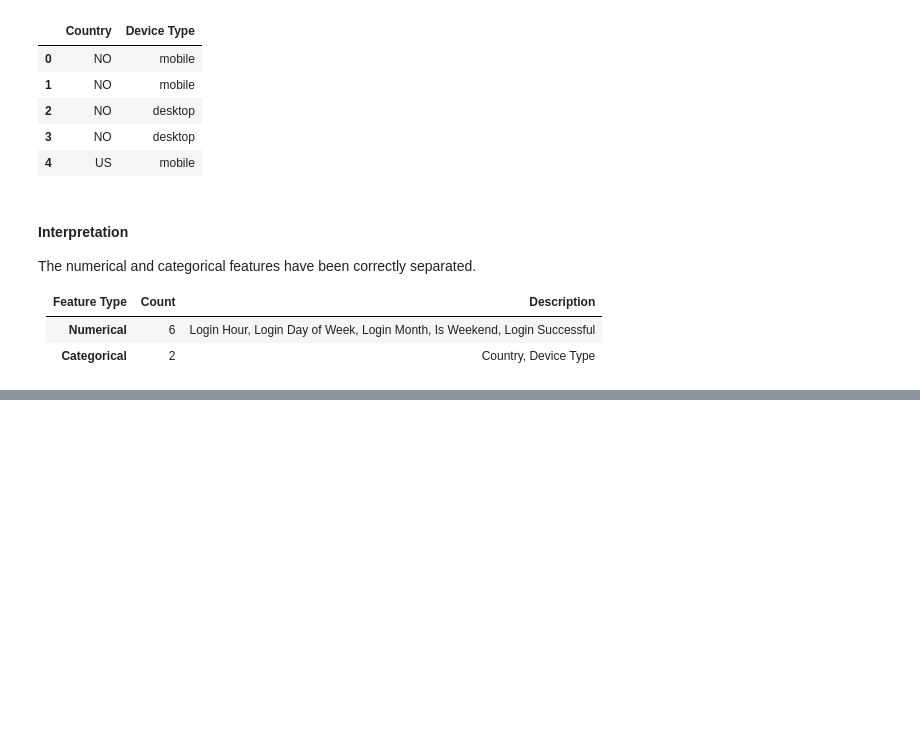
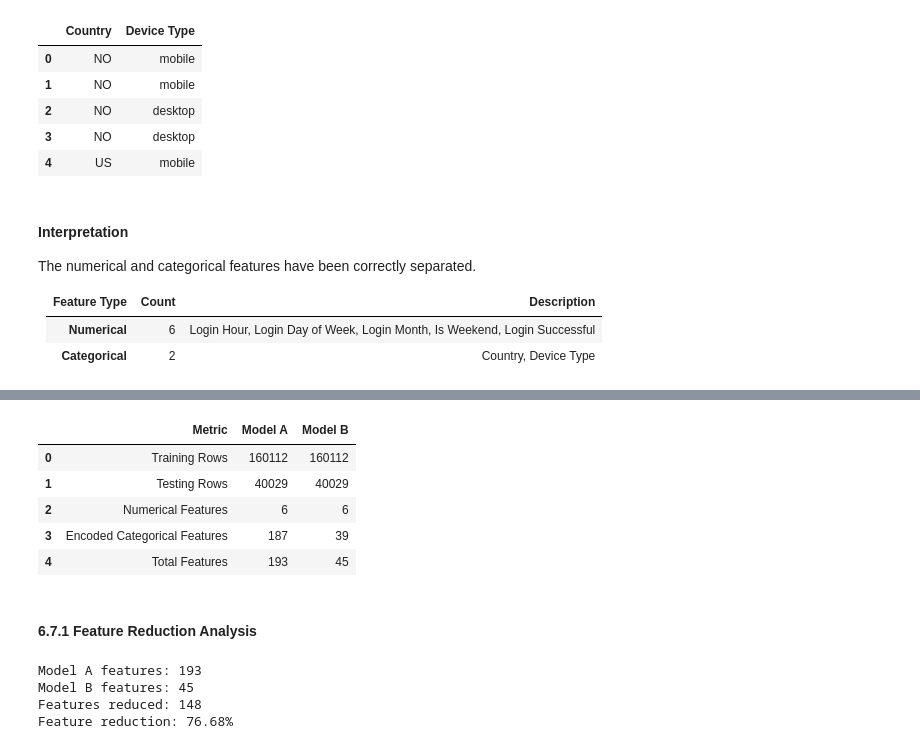
Before and after one commit to MiyukiMol/user-behavior-anomaly-detection, a Jupyter notebook: 02_unsupervised_anomaly_detection.ipynb, the cells around one changed output, grey strips where cells are left out. Cells and saved outputs as stored; diff of their text form; code cells hidden in the pictures; blank space fills up the shorter version.

```diff
--- a/02_unsupervised_anomaly_detection.ipynb
+++ b/02_unsupervised_anomaly_detection.ipynb
@@ -1625,0 +1894,53 @@ First five rows:
+# %%
+# Compare the processed datasets
+comparison = pd.DataFrame({
+    "Metric": [
+        "Training Rows",
+        "Testing Rows",
+        "Numerical Features",
+        "Encoded Categorical Features",
+        "Total Features"
+    ],
+    "Model A": [
+        X_train_A.shape[0],
+        X_test_A.shape[0],
+        len(NUMERICAL_FEATURES),
+        len(encoded_feature_names_A),
+        X_train_A.shape[1]
+    ],
+    "Model B": [
+        X_train_B.shape[0],
+        X_test_B.shape[0],
+        len(NUMERICAL_FEATURES),
+        len(encoded_feature_names_B),
+        X_train_B.shape[1]
+    ]
+})
+
+display(comparison)
+# %% [output]
+|  | Metric | Model A | Model B |
+| 0 | Training Rows | 160112 | 160112 |
+| 1 | Testing Rows | 40029 | 40029 |
+| 2 | Numerical Features | 6 | 6 |
+| 3 | Encoded Categorical Features | 187 | 39 |
+| 4 | Total Features | 193 | 45 |
+# %% [markdown]
+#### 6.7.1 Feature Reduction Analysis
+# %%
+# Calculate feature reduction
+features_A = X_train_A.shape[1]
+features_B = X_train_B.shape[1]
+
+reduction = features_A - features_B
+reduction_percentage = (reduction / features_A) * 100
+
+print("Model A features:", features_A)
+print("Model B features:", features_B)
+print("Features reduced:", reduction)
+print(f"Feature reduction: {reduction_percentage:.2f}%")
+# %% [output]
+Model A features: 193
+Model B features: 45
+Features reduced: 148
+Feature reduction: 76.68%
```
Also changed, not shown: parts of 52 cells of this notebook.
